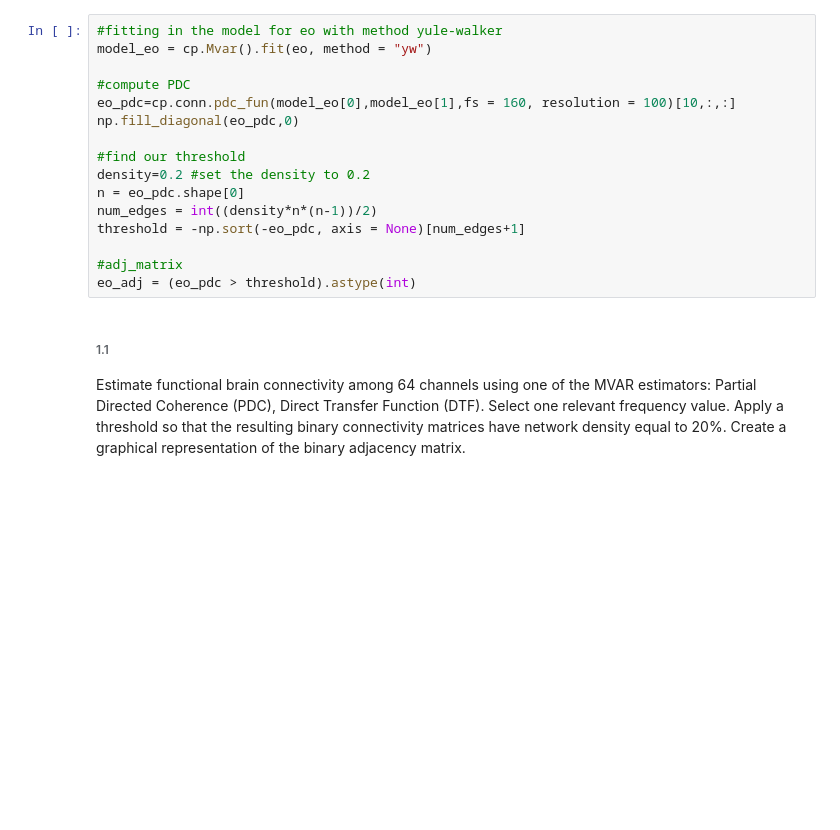
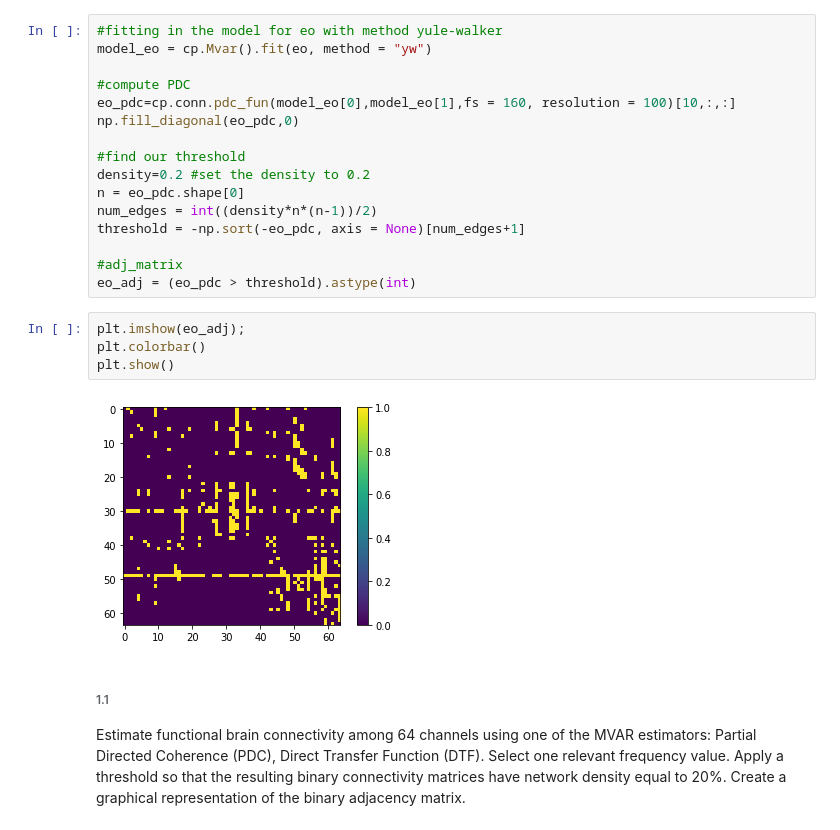
Before and after one commit to giuliacassara/BrainNetworkStudy, a Jupyter notebook: Analysis.ipynb, the cells around one changed output. Saved outputs shown, nothing was run; the diff lists cells and outputs as text; blank space fills up the shorter version.

Commit message:
graph for density <= 0.05

```diff
--- a/Analysis.ipynb
+++ b/Analysis.ipynb
@@ -79,6 +79,12 @@ threshold = -np.sort(-eo_pdc, axis = None)[num_edges+1]
 
 #adj_matrix
 eo_adj = (eo_pdc > threshold).astype(int)
+# %%
+plt.imshow(eo_adj);
+plt.colorbar()
+plt.show()
+# %% [output]
+[figure, added]
 # %% [markdown]
 ###### 1.1
 Estimate functional brain connectivity among 64 channels using one of the
```
Also changed, not shown: parts of 9 cells of this notebook, 2 other files.
